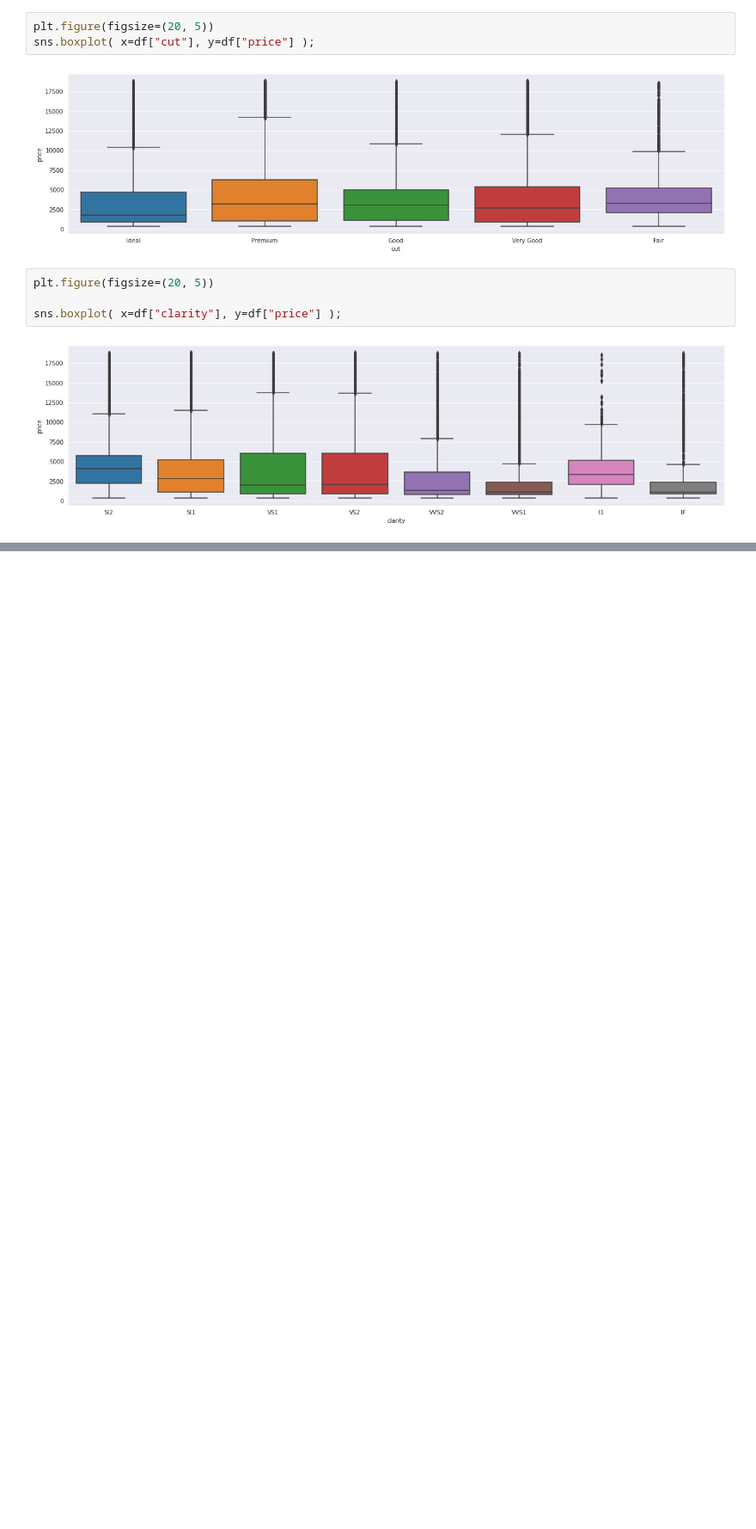
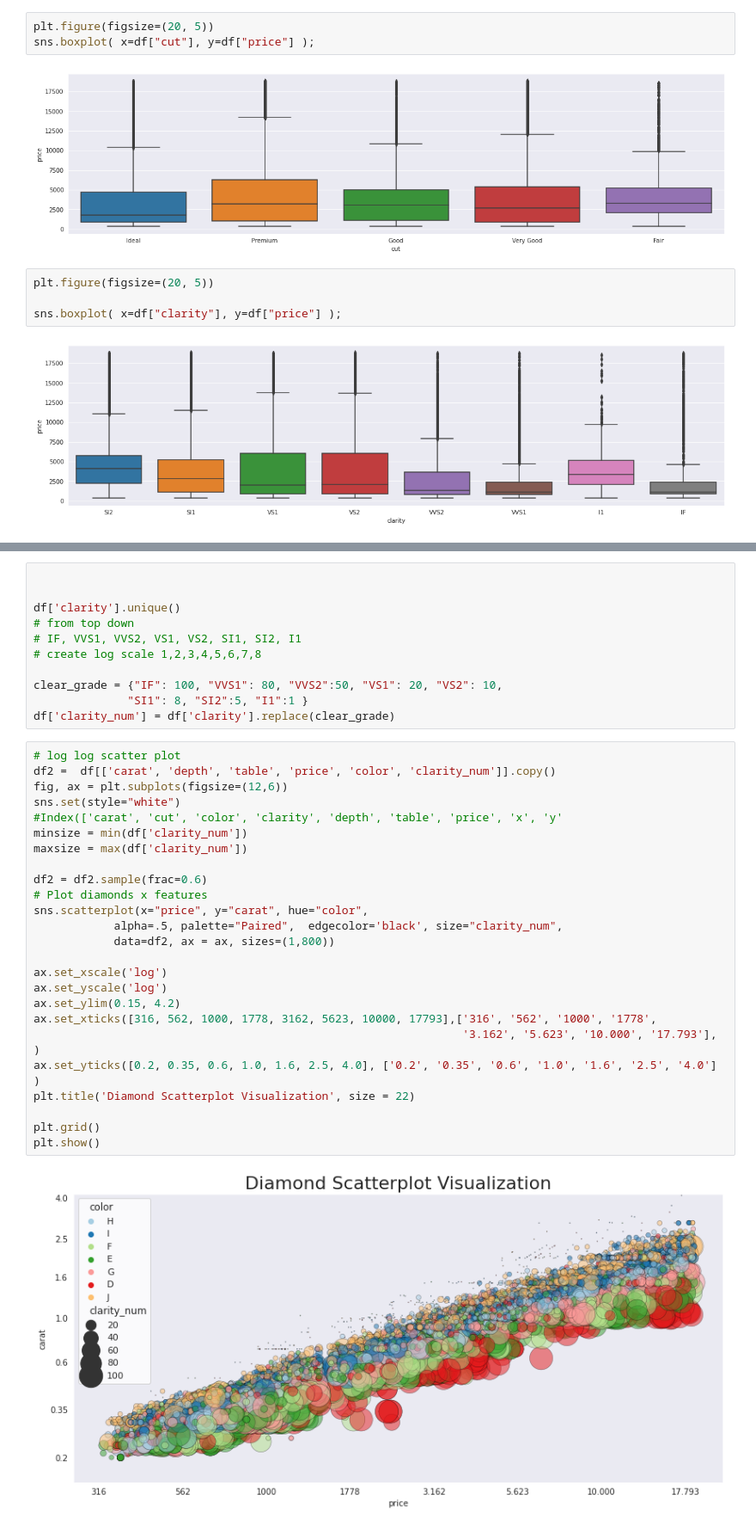
Before and after one commit to castorgit/Analytics_for_Retail, a Jupyter notebook: 09_Sensitivity_Analysis/01_Diamonds_sensitivity_analysis.ipynb, the cells around one changed output, grey strips where cells are left out. Shown at 86% size. Drawn from its saved outputs; the diff is of its cells as text; blank space fills up the shorter version.

```diff
--- a/09_Sensitivity_Analysis/01_Diamonds_sensitivity_analysis.ipynb
+++ b/09_Sensitivity_Analysis/01_Diamonds_sensitivity_analysis.ipynb
@@ -112,0 +88,38 @@ Name: z, Length: 53940, dtype: float64
+# %%
+
+
+df['clarity'].unique()
+# from top down
+# IF, VVS1, VVS2, VS1, VS2, SI1, SI2, I1
+# create log scale 1,2,3,4,5,6,7,8
+
+clear_grade = {"IF": 100, "VVS1": 80, "VVS2":50, "VS1": 20, "VS2": 10,
+              "SI1": 8, "SI2":5, "I1":1 }
+df['clarity_num'] = df['clarity'].replace(clear_grade)
+# %%
+# log log scatter plot
+df2 =  df[['carat', 'depth', 'table', 'price', 'color', 'clarity_num']].copy()
+fig, ax = plt.subplots(figsize=(12,6))
+sns.set(style="white")
+#Index(['carat', 'cut', 'color', 'clarity', 'depth', 'table', 'price', 'x', 'y'
+minsize = min(df['clarity_num'])
+maxsize = max(df['clarity_num'])
+
+df2 = df2.sample(frac=0.6)
+# Plot diamonds x features
+sns.scatterplot(x="price", y="carat", hue="color",
+            alpha=.5, palette="Paired",  edgecolor='black', size="clarity_num",
+            data=df2, ax = ax, sizes=(1,800))
+
+ax.set_xscale('log')
+ax.set_yscale('log')
+ax.set_ylim(0.15, 4.2)
+ax.set_xticks([316, 562, 1000, 1778, 3162, 5623, 10000, 17793],['316', '562', '1000', '1778',
+                                                                '3.162', '5.623', '10.000', '17.793'], )
+ax.set_yticks([0.2, 0.35, 0.6, 1.0, 1.6, 2.5, 4.0], ['0.2', '0.35', '0.6', '1.0', '1.6', '2.5', '4.0'] )
+plt.title('Diamond Scatterplot Visualization', size = 22)
+
+plt.grid()
+plt.show()
+# %% [output]
+[figure, added]
```
Also changed, not shown: parts of 14 cells of this notebook.
